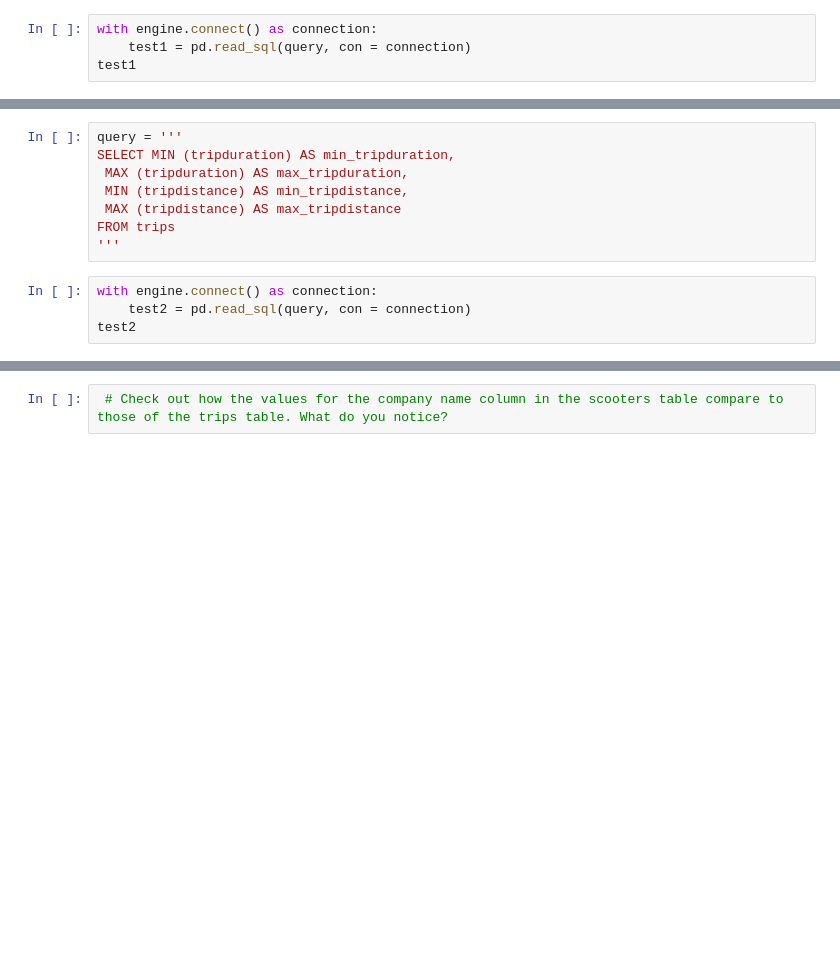
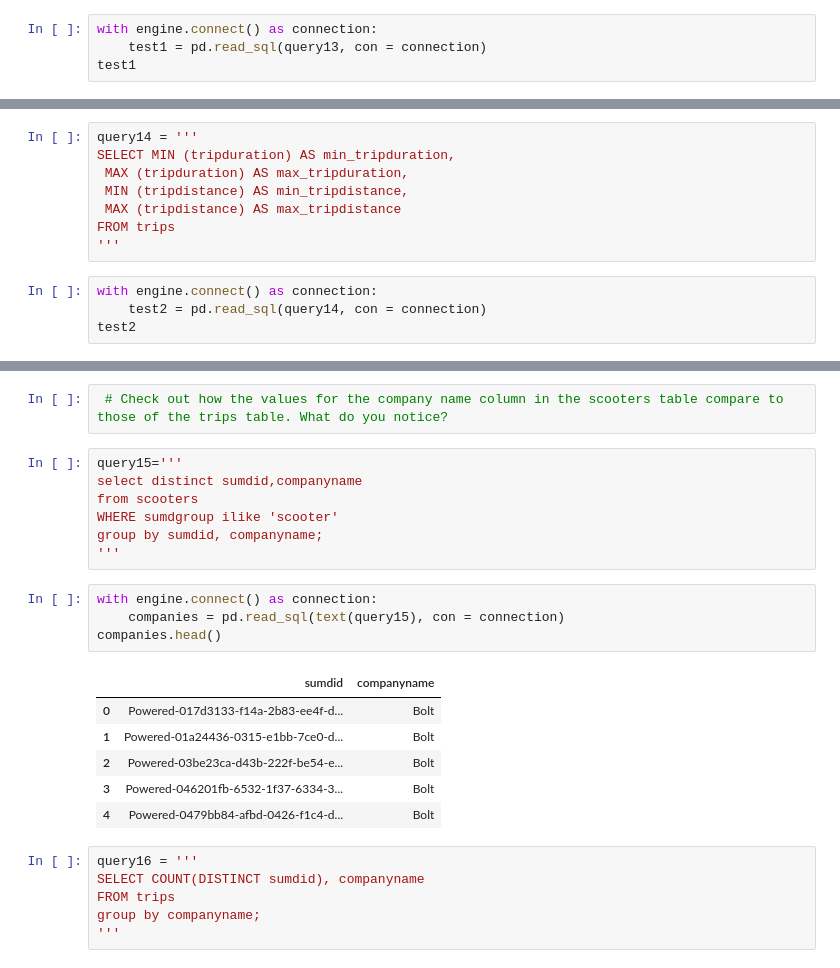
Before and after one commit to NSS-Data-Analytics-Cohort-10/scooters-group-6, a Jupyter notebook: notebooks/sqlalchemy.ipynb, the cells around one changed output, grey strips where cells are left out. Cells and saved outputs as stored; diff of their text form; blank space fills up the shorter version.

```diff
--- a/notebooks/sqlalchemy.ipynb
+++ b/notebooks/sqlalchemy.ipynb
@@ -283,7 +277,7 @@ FROM scooters;
 '''
 # %%
 with engine.connect() as connection:
-    test1 = pd.read_sql(query, con = connection)
+    test1 = pd.read_sql(query13, con = connection)
 test1
 # %% [output]
 |  | min_latitude | max_latitude | min_longitude | max_longitude |
@@ -291,7 +285,7 @@ test1
 # %%
 # What is the range of values for trip duration and trip distance? Do these values make sense? Explore values that might seem questionable.
 # %%
-query = '''
+query14 = '''
 SELECT MIN (tripduration) AS min_tripduration,
  MAX (tripduration) AS max_tripduration,
  MIN (tripdistance) AS min_tripdistance,
@@ -300,10 +294,34 @@ FROM trips
 '''
 # %%
 with engine.connect() as connection:
-    test2 = pd.read_sql(query, con = connection)
+    test2 = pd.read_sql(query14, con = connection)
 test2
 # %% [output]
 |  | min_tripduration | max_tripduration | min_tripdistance | max_tripdistance |
 | 0 | -19.358267 | 512619.0 | -20324803.8 | 3.188448e+07 |
 # %%
  # Check out how the values for the company name column in the scooters table compare to those of the trips table. What do you notice?
+# %%
+query15='''
+select distinct sumdid,companyname
+from scooters
+WHERE sumdgroup ilike 'scooter'
+group by sumdid, companyname;
+'''
+# %%
+with engine.connect() as connection:
+    companies = pd.read_sql(text(query15), con = connection)
+companies.head()
+# %% [output]
+|  | sumdid | companyname |
+| 0 | Powered-017d3133-f14a-2b83-ee4f-d... | Bolt |
+| 1 | Powered-01a24436-0315-e1bb-7ce0-d... | Bolt |
+| 2 | Powered-03be23ca-d43b-222f-be54-e... | Bolt |
+| 3 | Powered-046201fb-6532-1f37-6334-3... | Bolt |
+| 4 | Powered-0479bb84-afbd-0426-f1c4-d... | Bolt |
+# %%
+query16 = '''
+SELECT COUNT(DISTINCT sumdid), companyname
+FROM trips
+group by companyname;
+'''
```
Also changed, not shown: parts of 25 cells of this notebook.
